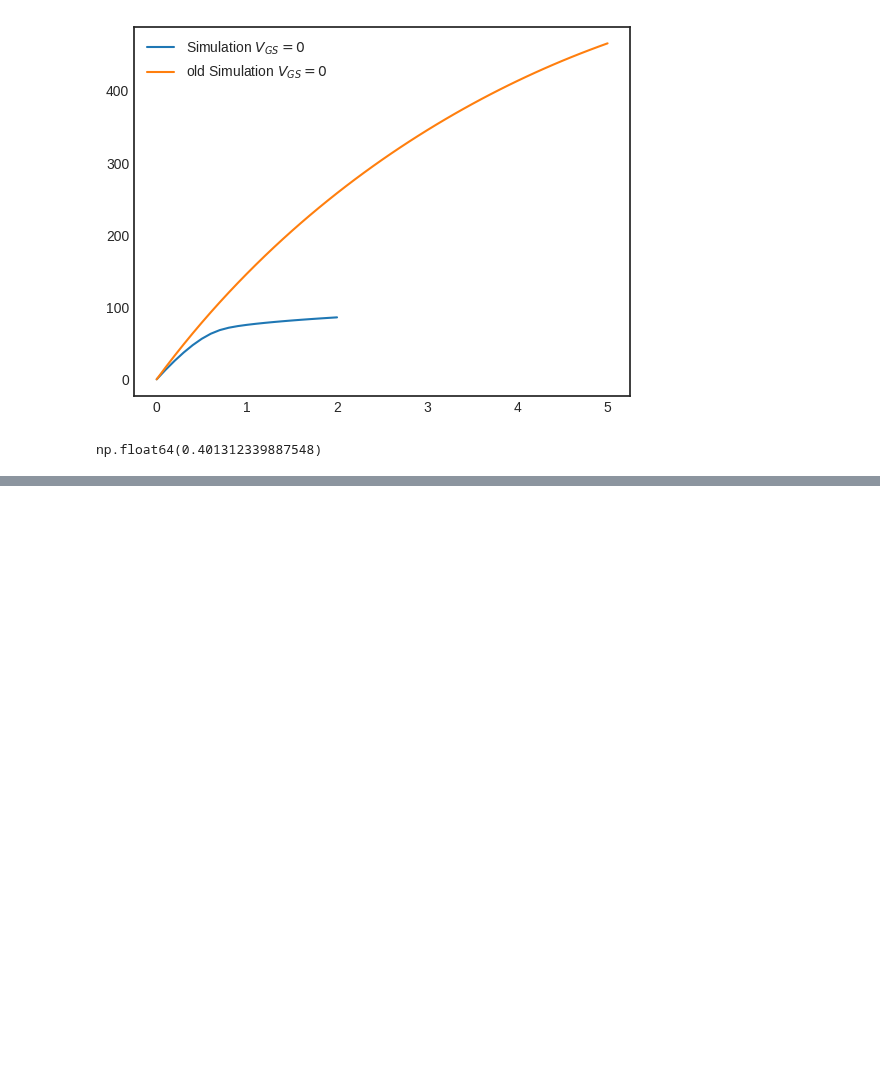
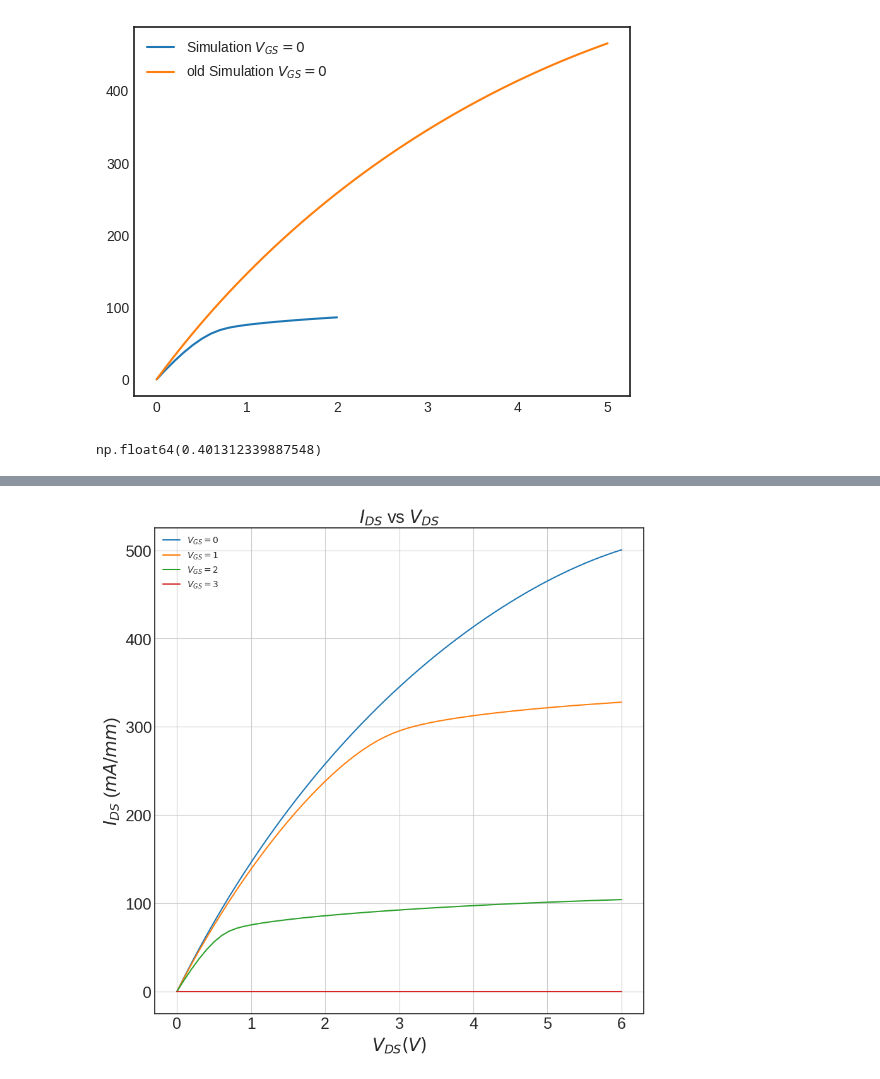
Before and after one commit to IanStafford/banjo-wombat, a Jupyter notebook: allNit/figures.ipynb, the cells around one changed output, grey strips where cells are left out. Cells and saved outputs as stored; diff of their text form; code cells hidden in the pictures; blank space fills up the shorter version.

```diff
--- a/allNit/figures.ipynb
+++ b/allNit/figures.ipynb
@@ -324,0 +344,22 @@ np.float64(0.401312339887548)
+# %%
+Vd_1, Ids_1 = flooxsRead("/home/staffian/banjo-wombat/allNit/figures/fpIV1.csv")
+Vd_2, Ids_2 = flooxsRead("/home/staffian/banjo-wombat/allNit/figures/fpIV2.csv")
+Vd_3, Ids_3 = flooxsRead("/home/staffian/banjo-wombat/allNit/figures/fpIV3.csv")
+Vd_0, Ids_0 = flooxsRead("/home/staffian/banjo-wombat/allNit/figures/fpIV0.csv")
+
+plt.figure(figsize=[10,10]);
+plt.plot(Vd_0, Ids_0, label="$V_{GS}=0$");
+plt.plot(Vd_1, Ids_1, label="$V_{GS}=1$");
+plt.plot(Vd_2, Ids_2, label="$V_{GS}=2$");
+plt.plot(Vd_3, Ids_3, label="$V_{GS}=3$");
+plt.title("$I_{DS}$ vs $V_{DS}$", fontsize=20);
+plt.xlabel("$V_{DS} (V)$", fontsize=20);
+plt.ylabel("$I_{DS}$ (${mA}/{mm}$)", fontsize=20);
+plt.xticks(fontsize = 18)
+plt.yticks(fontsize = 18)
+plt.grid(True);
+plt.legend();
+#plt.savefig("Vt.png", dpi=300, bbox_inches='tight')
+plt.show()
+# %% [output]
+[figure, added]
```
Also changed, not shown: parts of 2 cells of this notebook, 11 other files.
